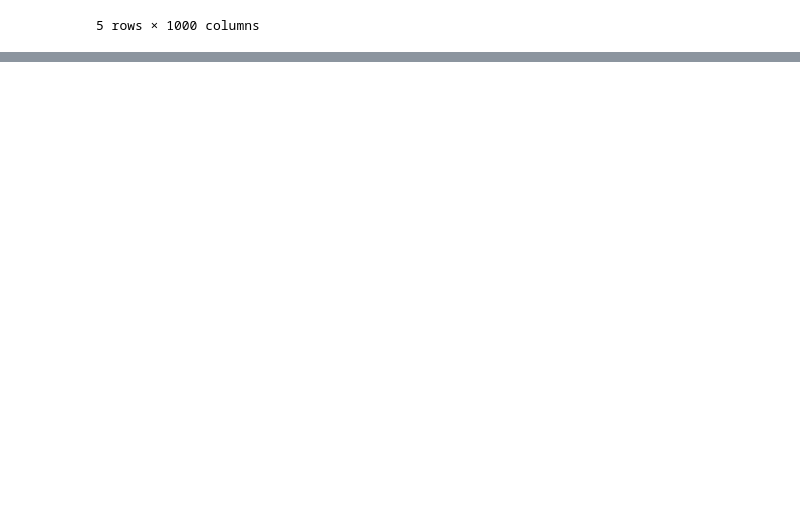
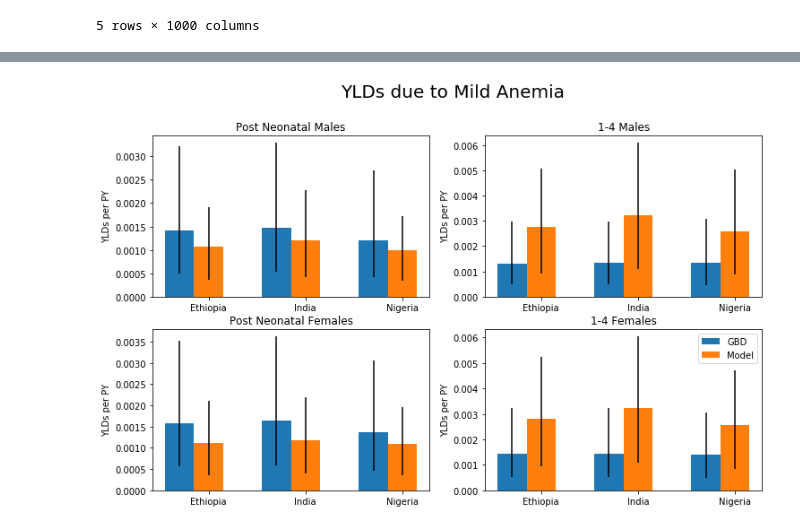
Before and after one commit to ihmeuw/vivarium_data_analysis, a Jupyter notebook: output_processing/lsff/model_3/iron/model_3_anemia_validation.ipynb, the cells around one changed output, grey strips where cells are left out. Drawn from its saved outputs; the diff is of its cells as text; code cells hidden in the pictures; blank space fills up the shorter version.

```diff
--- a/output_processing/lsff/model_3/iron/model_3_anemia_validation.ipynb
+++ b/output_processing/lsff/model_3/iron/model_3_anemia_validation.ipynb
@@ -205,0 +233,35 @@ make_anemia_plots('severe')
+# %%
+mild_anemia = [144, 172, 177, 182, 206, 240, 525, 531, 537, 645, 648, 651, 654, 1016, 1024, 1032, 1057, 1061, 1065, 1069, 1079, 1089, 1099, 1106, 1120, 1373, 1385, 1397, 1421, 1433, 1445, 4952, 4955, 4976, 4985, 4988, 5009, 5018, 5027, 5036, 5051, 5063, 5075, 5087, 5099, 5111, 5123, 5225, 5228, 5249, 5252, 5273, 5276, 5393, 5567, 5579, 5606, 5627, 5678, 7202, 7214]
+moderate_anemia = [145, 173, 178, 183, 207, 241, 526, 532, 538, 646, 649, 652, 655, 1017, 1025, 1033, 1058, 1062, 1066, 1070, 1080, 1090, 1100, 1107, 1121, 1376, 1388, 1400, 1424, 1436, 1448, 4958, 4961, 4979, 4991, 4994, 5012, 5021, 5030, 5039, 5054, 5066, 5078, 5090, 5102, 5114, 5126, 5219, 5222, 5243, 5246, 5267, 5270, 5396, 5570, 5582, 5609, 5630, 5681, 7205, 7217]
+severe_anemia = [146, 174, 179, 184, 208, 242, 527, 533, 539, 647, 650, 653, 656, 1018, 1026, 1034, 1059, 1060, 1063, 1064, 1067, 1068, 1071, 1074, 1075, 1077, 1081, 1083, 1085, 1087, 1091, 1093, 1095, 1097, 1101, 1108, 1122, 1379, 1391, 1403, 1427, 1439, 1451, 4964, 4967, 4982, 4997, 5000, 5015, 5024, 5033, 5042, 5057, 5069, 5081, 5093, 5105, 5117, 5129, 5213, 5216, 5237, 5240, 5261, 5264, 5399, 5573, 5585, 5612, 5633, 5684, 7208, 7220]
+all_anemia = mild_anemia + moderate_anemia + severe_anemia
+vitamin_a_anemia = [5393, 5396, 5399]
+# %%
+# get anemia sequela prevalence
+gbd_ylds = get_outputs(gbd_round_id=5, year_id=2017, location_id=[163,214,179], age_group_id=[2,3,4,5],
+                     measure_id=3, metric_id=3, sequela_id=all_anemia, topic='sequela', sex_id=[1,2])
+gbd_ylds['anemia_group'] = np.where(gbd_ylds['sequela_id'].isin(mild_anemia), 'mild',
+                                   np.where(gbd_ylds['sequela_id'].isin(moderate_anemia), 'moderate', 'severe'))
+
+# double ylds due to vitamin A realted anemia to compare to our double counted numbers
+gbd_ylds['val'] = np.where(gbd_ylds['sequela_id'].isin(vitamin_a_anemia), gbd_ylds['val'] * 2, gbd_ylds['val'])
+gbd_ylds['upper'] = np.where(gbd_ylds['sequela_id'].isin(vitamin_a_anemia), gbd_ylds['upper'] * 2, gbd_ylds['upper'])
+gbd_ylds['lower'] = np.where(gbd_ylds['sequela_id'].isin(vitamin_a_anemia), gbd_ylds['lower'] * 2, gbd_ylds['lower'])
+
+# sum across sequela
+gbd_ylds = gbd_ylds.groupby(['location_id','age_group_id','sex_id','anemia_group']).sum()
+gbd_ylds = gbd_ylds[['val','upper','lower']]
+
+# reformat variables for compatibility
+gbd_ylds = gbd_ylds.reset_index()
+gbd_ylds['age_group'] = 0
+gbd_ylds['age_group'] = np.where(gbd_ylds['age_group_id'] == 2, 'early_neonatal',
+                           np.where(gbd_ylds['age_group_id'] == 3, 'late_neonatal',
+                                    np.where(gbd_ylds['age_group_id'] == 4, 'post_neonatal',
+                                            '1_to_4')))
+gbd_ylds['sex'] = np.where(gbd_ylds['sex_id'] == 1, 'male', 'female')
+gbd_ylds['location'] = np.where(gbd_ylds['location_id'] == 163, 'India',
+                          np.where(gbd_ylds['location_id'] == 214, 'Nigeria', 'Ethiopia'))
+gbd_ylds = gbd_ylds.drop(columns=['age_group_id','location_id','sex_id'])
+gbd_ylds = gbd_ylds.sort_values(by='location').rename(columns={'val':'mean'})
+gbd_ylds.head()
@@ -205,0 +367,4 @@ make_anemia_plots('severe')
+# %%
+make_anemia_ylds_plots('mild')
+# %% [output]
+[figure, added]
```
Also changed, not shown: parts of 18 cells of this notebook.
